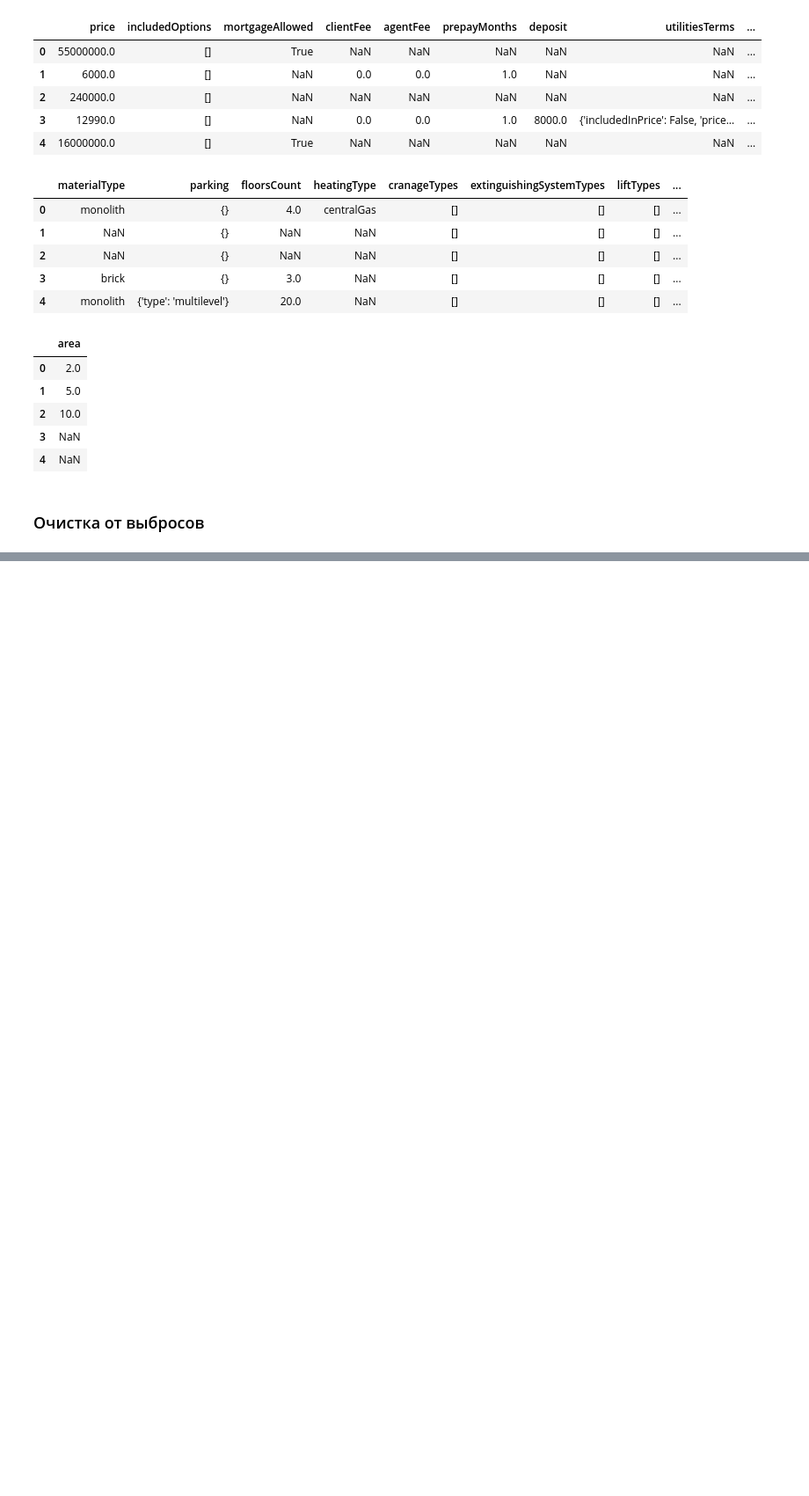
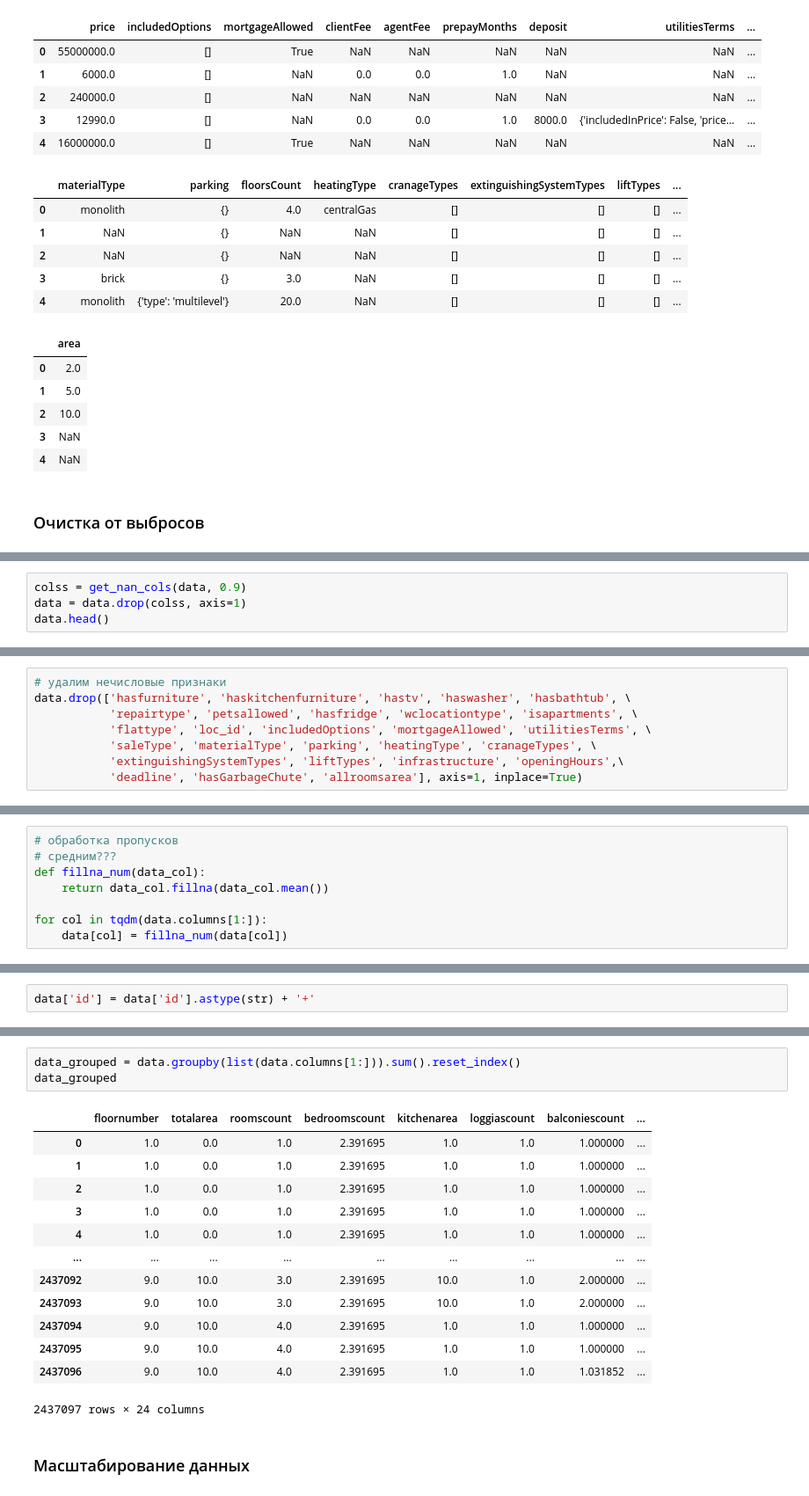
Before and after one commit to MariaZharova/recsys_internship, a Jupyter notebook: Bins_embeddings.ipynb, the cells around one changed output, grey strips where cells are left out. Shown at 88% size. Drawn from its saved outputs; the diff is of its cells as text; blank space fills up the shorter version.

```diff
--- a/Bins_embeddings.ipynb
+++ b/Bins_embeddings.ipynb
@@ -254,0 +307,4 @@ area 10
+# %%
+colss = get_nan_cols(data, 0.9)
+data = data.drop(colss, axis=1)
+data.head()
@@ -254,0 +318,8 @@ area 10
+# %%
+# удалим нечисловые признаки
+data.drop(['hasfurniture', 'haskitchenfurniture', 'hastv', 'haswasher', 'hasbathtub', \
+           'repairtype', 'petsallowed', 'hasfridge', 'wclocationtype', 'isapartments', \
+           'flattype', 'loc_id', 'includedOptions', 'mortgageAllowed', 'utilitiesTerms', \
+           'saleType', 'materialType', 'parking', 'heatingType', 'cranageTypes', \
+           'extinguishingSystemTypes', 'liftTypes', 'infrastructure', 'openingHours',\
+           'deadline', 'hasGarbageChute', 'allroomsarea'], axis=1, inplace=True)
@@ -254,0 +341,8 @@ area 10
+# %%
+# обработка пропусков
+# средним???
+def fillna_num(data_col):
+    return data_col.fillna(data_col.mean())
+
+for col in tqdm(data.columns[1:]):
+    data[col] = fillna_num(data[col])
@@ -254,0 +357,2 @@ area 10
+# %%
+data['id'] = data['id'].astype(str) + '+'
@@ -254,0 +379,19 @@ area 10
+# %%
+data_grouped = data.groupby(list(data.columns[1:])).sum().reset_index()
+data_grouped
+# %% [output]
+|  | floornumber | totalarea | roomscount | bedroomscount | kitchenarea | loggiascount | balconiescount | ... |
+| 0 | 1.0 | 0.0 | 1.0 | 2.391695 | 1.0 | 1.0 | 1.000000 | ... |
+| 1 | 1.0 | 0.0 | 1.0 | 2.391695 | 1.0 | 1.0 | 1.000000 | ... |
+| 2 | 1.0 | 0.0 | 1.0 | 2.391695 | 1.0 | 1.0 | 1.000000 | ... |
+| 3 | 1.0 | 0.0 | 1.0 | 2.391695 | 1.0 | 1.0 | 1.000000 | ... |
+| 4 | 1.0 | 0.0 | 1.0 | 2.391695 | 1.0 | 1.0 | 1.000000 | ... |
+| ... | ... | ... | ... | ... | ... | ... | ... | ... |
+| 2437092 | 9.0 | 10.0 | 3.0 | 2.391695 | 10.0 | 1.0 | 2.000000 | ... |
+| 2437093 | 9.0 | 10.0 | 3.0 | 2.391695 | 10.0 | 1.0 | 2.000000 | ... |
+| 2437094 | 9.0 | 10.0 | 4.0 | 2.391695 | 1.0 | 1.0 | 1.000000 | ... |
+| 2437095 | 9.0 | 10.0 | 4.0 | 2.391695 | 1.0 | 1.0 | 1.000000 | ... |
+| 2437096 | 9.0 | 10.0 | 4.0 | 2.391695 | 1.0 | 1.0 | 1.031852 | ... |
+2437097 rows × 24 columns
+# %% [markdown]
+### Масштабирование данных
```
Also changed, not shown: parts of 24 cells of this notebook.
